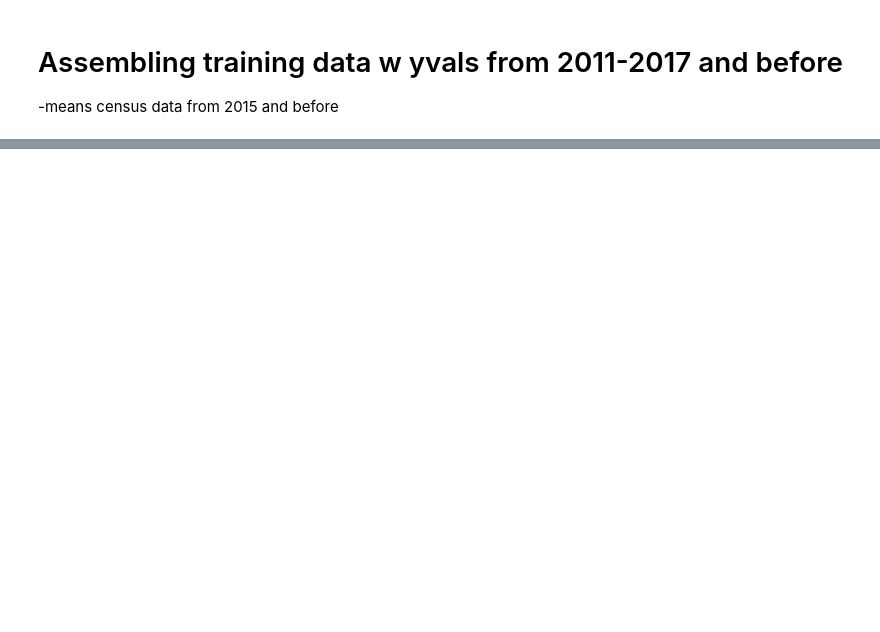
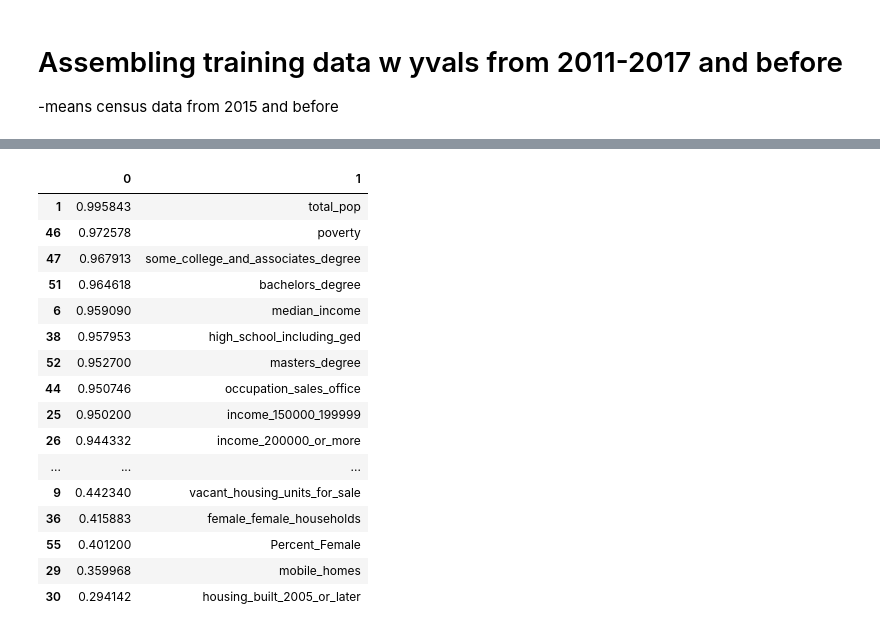
Before and after one commit to RyanBur/NYCDSA_Capstone, a Jupyter notebook: Data Collection.ipynb, the cells around one changed output, grey strips where cells are left out. Cells and saved outputs as stored; diff of their text form; code cells hidden in the pictures; blank space fills up the shorter version.

```diff
--- a/Data Collection.ipynb
+++ b/Data Collection.ipynb
@@ -179,0 +626,45 @@ assemble_train_test_predict(years_out=3,year_gap_in_data=2)
+# %%
+# Return multicollinearity chart
+X = traindata.drop(['Rent', 'RegionName', 'City', 'State'], axis=1)
+
+#used_list=traindata.columns
+feature_names = X.columns
+RSquared = []
+variable_name = []
+for var in feature_names:
+    dep_var = StandardScaler().fit_transform(np.array(X[var]).reshape(-1,1))
+    predictors =StandardScaler().fit_transform(X.drop(var, axis=1))
+    ols = LinearRegression()
+    ols.fit(predictors, dep_var)
+    variable_name.append(var)
+    RSquared.append(ols.score(predictors, dep_var))
+
+val_dfs = pd.concat([pd.Series(RSquared), pd.Series(variable_name)], axis=1)
+val_dfs = val_dfs.sort_values(by=0, ascending=False)
+
+# ## Plotting multicollinearity test from previous project ##
+# plt.plot(val_dfs[1], val_dfs[0])
+# plt.xticks(rotation=90)
+# plt.ylim(0.5,1)
+# plt.rcParams["figure.figsize"] = (30,3)
+# plt.show()
+# %%
+val_dfs.head(60)
+# %% [output]
+|  | 0 | 1 |
+| 1 | 0.995843 | total_pop |
+| 46 | 0.972578 | poverty |
+| 47 | 0.967913 | some_college_and_associates_degree |
+| 51 | 0.964618 | bachelors_degree |
+| 6 | 0.959090 | median_income |
+| 38 | 0.957953 | high_school_including_ged |
+| 52 | 0.952700 | masters_degree |
+| 44 | 0.950746 | occupation_sales_office |
+| 25 | 0.950200 | income_150000_199999 |
+| 26 | 0.944332 | income_200000_or_more |
+| ... | ... | ... |
+| 9 | 0.442340 | vacant_housing_units_for_sale |
+| 36 | 0.415883 | female_female_households |
+| 55 | 0.401200 | Percent_Female |
+| 29 | 0.359968 | mobile_homes |
+| 30 | 0.294142 | housing_built_2005_or_later |
```
Also changed, not shown: parts of 16 cells of this notebook.
